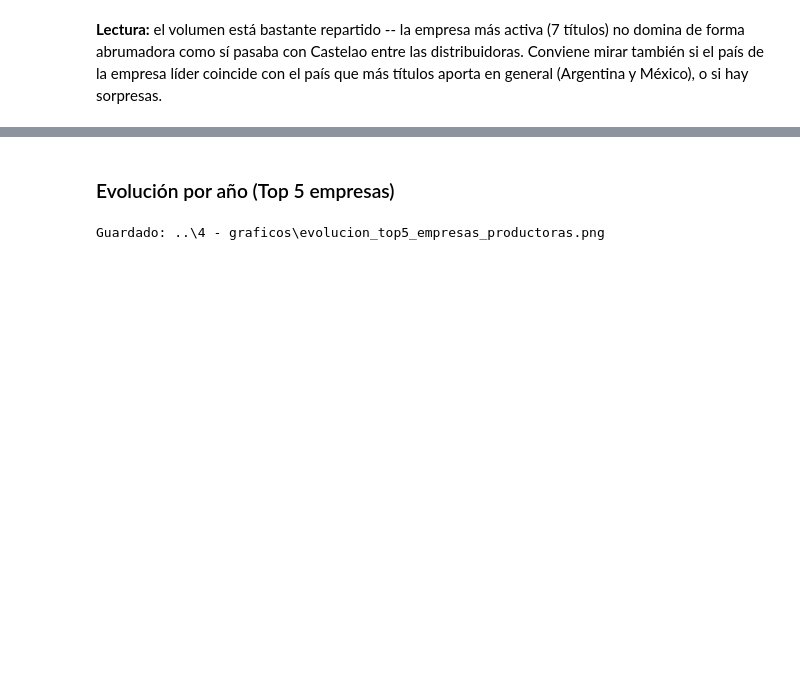
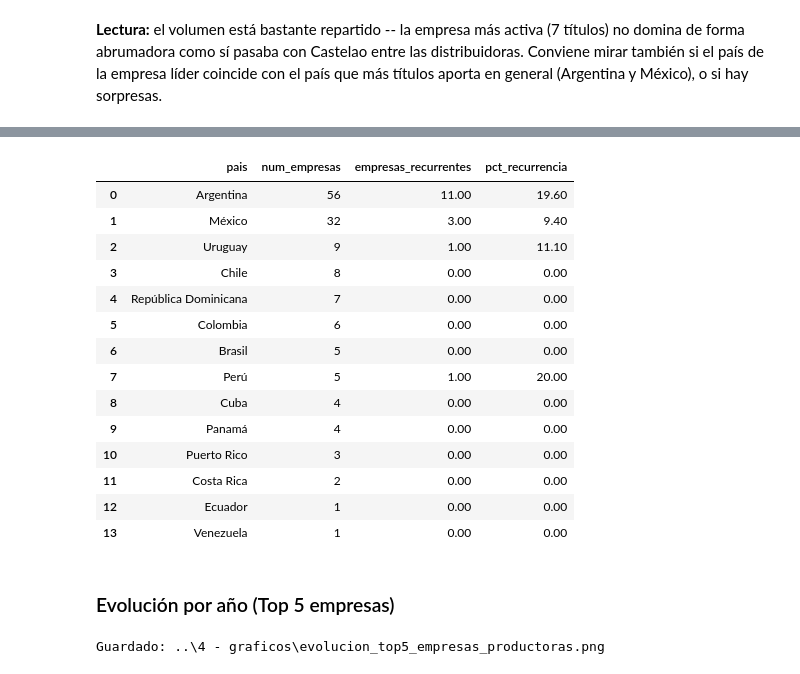
Before and after one commit to taniaesther-moviedata/LATAM-en-el-cine-ESP, a Jupyter notebook: 2 - ipynb/5_analisis_latam.ipynb, the cells around one changed output, grey strips where cells are left out. Drawn from its saved outputs; the diff is of its cells as text; code cells hidden in the pictures; blank space fills up the shorter version.

```diff
--- a/2 - ipynb/5_analisis_latam.ipynb
+++ b/2 - ipynb/5_analisis_latam.ipynb
@@ -1507,3 +1773,37 @@ México), o si hay sorpresas.
+# %%
+recurrencia_por_pais = consultar("""
+    SELECT pais,
+           COUNT(*) AS num_empresas,
+           SUM(CASE WHEN num_peliculas > 1 THEN 1 ELSE 0 END) AS empresas_recurrentes,
+           ROUND(SUM(CASE WHEN num_peliculas > 1 THEN 1 ELSE 0 END) / COUNT(*) * 100, 1) AS pct_recurrencia
+    FROM (
+        SELECT pa.nombre AS pais, pep.empresa_id,
+               COUNT(DISTINCT pep.pelicula_id) AS num_peliculas
+        FROM vista_latam v
+        JOIN peliculas_empresas_productoras pep ON pep.pelicula_id = v.pelicula_id
+        JOIN paises pa ON pa.pais_id = pep.pais_id AND pa.es_latam = TRUE
+        GROUP BY pa.nombre, pep.empresa_id
+    ) AS empresa_pais_conteo
+    GROUP BY pais
+    ORDER BY num_empresas DESC
+""")
+recurrencia_por_pais
+# %% [output]
+|  | pais | num_empresas | empresas_recurrentes | pct_recurrencia |
+| 0 | Argentina | 56 | 11.00 | 19.60 |
+| 1 | México | 32 | 3.00 | 9.40 |
+| 2 | Uruguay | 9 | 1.00 | 11.10 |
+| 3 | Chile | 8 | 0.00 | 0.00 |
+| 4 | República Dominicana | 7 | 0.00 | 0.00 |
+| 5 | Colombia | 6 | 0.00 | 0.00 |
+| 6 | Brasil | 5 | 0.00 | 0.00 |
+| 7 | Perú | 5 | 1.00 | 20.00 |
+| 8 | Cuba | 4 | 0.00 | 0.00 |
+| 9 | Panamá | 4 | 0.00 | 0.00 |
+| 10 | Puerto Rico | 3 | 0.00 | 0.00 |
+| 11 | Costa Rica | 2 | 0.00 | 0.00 |
+| 12 | Ecuador | 1 | 0.00 | 0.00 |
+| 13 | Venezuela | 1 | 0.00 | 0.00 |
 # %% [markdown]
 ### Evolución por año (Top 5 empresas)
 # %%
```
Also changed, not shown: parts of 21 cells of this notebook, 1 other file.
